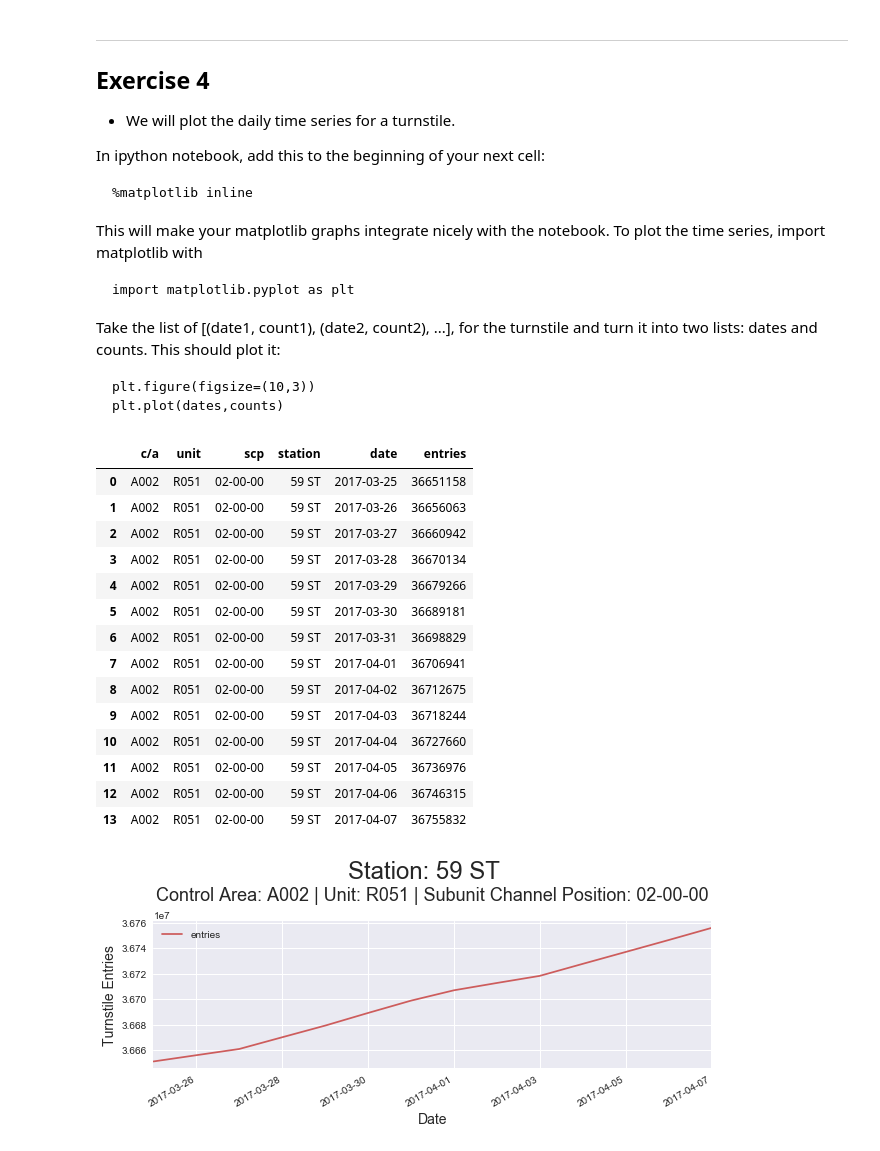
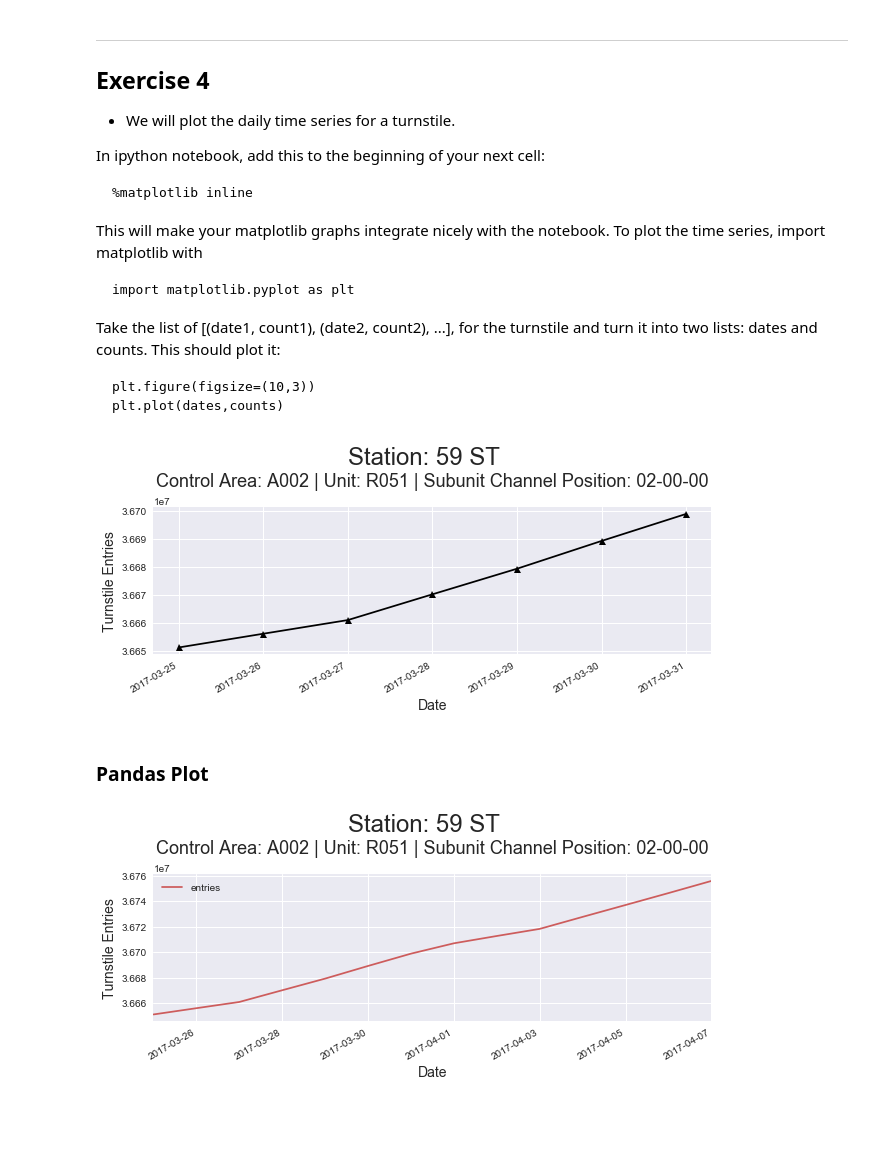
Before and after one commit to TimothyHelton/k2datascience, a Jupyter notebook: notebooks/EDA_MTA_Exercises.ipynb, the cells around one changed output. Drawn from its saved outputs; the diff is of its cells as text; code cells hidden in the pictures; blank space fills up the shorter version.

```diff
--- a/notebooks/EDA_MTA_Exercises.ipynb
+++ b/notebooks/EDA_MTA_Exercises.ipynb
@@ -289,28 +289,29 @@ dates and counts. This should plot it:
 
     plt.figure(figsize=(10,3))
     plt.plot(dates,counts)
-# %%
-dt = d.daily_totals
-dt[(dt['c/a']=='A002') &
-   (dt.unit=='R051') &
-   (dt.scp=='02-00-00') &
-   (dt.station=='59 ST')]
-# %% [output]
-|  | c/a | unit | scp | station | date | entries |
-| 0 | A002 | R051 | 02-00-00 | 59 ST | 2017-03-25 | 36651158 |
-| 1 | A002 | R051 | 02-00-00 | 59 ST | 2017-03-26 | 36656063 |
-| 2 | A002 | R051 | 02-00-00 | 59 ST | 2017-03-27 | 36660942 |
-| 3 | A002 | R051 | 02-00-00 | 59 ST | 2017-03-28 | 36670134 |
-| 4 | A002 | R051 | 02-00-00 | 59 ST | 2017-03-29 | 36679266 |
-| 5 | A002 | R051 | 02-00-00 | 59 ST | 2017-03-30 | 36689181 |
-| 6 | A002 | R051 | 02-00-00 | 59 ST | 2017-03-31 | 36698829 |
-| 7 | A002 | R051 | 02-00-00 | 59 ST | 2017-04-01 | 36706941 |
-| 8 | A002 | R051 | 02-00-00 | 59 ST | 2017-04-02 | 36712675 |
-| 9 | A002 | R051 | 02-00-00 | 59 ST | 2017-04-03 | 36718244 |
-| 10 | A002 | R051 | 02-00-00 | 59 ST | 2017-04-04 | 36727660 |
-| 11 | A002 | R051 | 02-00-00 | 59 ST | 2017-04-05 | 36736976 |
-| 12 | A002 | R051 | 02-00-00 | 59 ST | 2017-04-06 | 36746315 |
-| 13 | A002 | R051 | 02-00-00 | 59 ST | 2017-04-07 | 36755832 |
+# %%
+label_size = 14
+
+fig = plt.figure('Station 59 ST: Daily Turnstile Entries', figsize=(10, 3),
+                 facecolor='white', edgecolor='black')
+ax1 = plt.subplot2grid((1, 1), (0, 0))
+
+dt = daily_total[('A002', 'R051', '02-00-00', '59 ST')]
+dates = [x[0] for x in dt]
+entries = [x[1] for x in dt]
+
+ax1.plot_date(dates, entries, '^k-')
+
+plt.suptitle('Station: 59 ST', fontsize=24, y=1.16);
+plt.title('Control Area: A002 | Unit: R051 | Subunit Channel Position: 02-00-00',
+          fontsize=18, y=1.10);
+ax1.set_xlabel('Date', fontsize=label_size)
+ax1.set_ylabel('Turnstile Entries', fontsize=label_size)
+fig.autofmt_xdate();
+# %% [output]
+[figure, added]
+# %% [markdown]
+### Pandas Plot
 # %%
 label_size = 14
 
```
Also changed, not shown: 1 other file.
